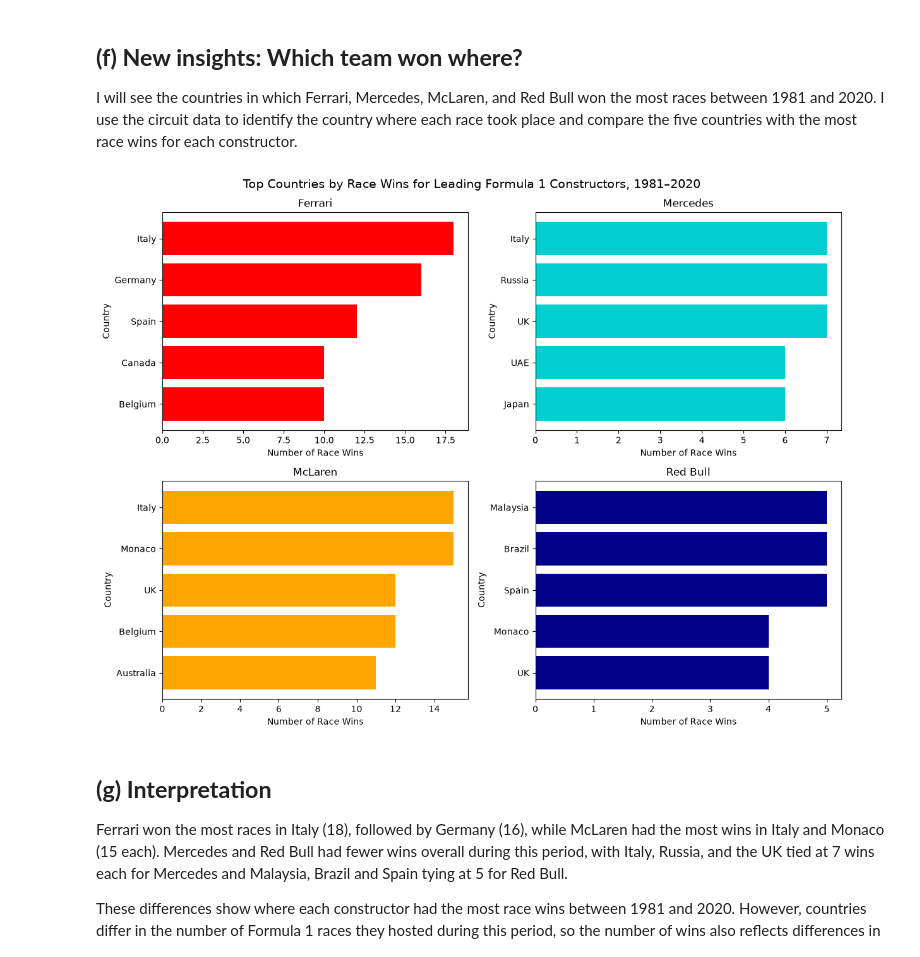
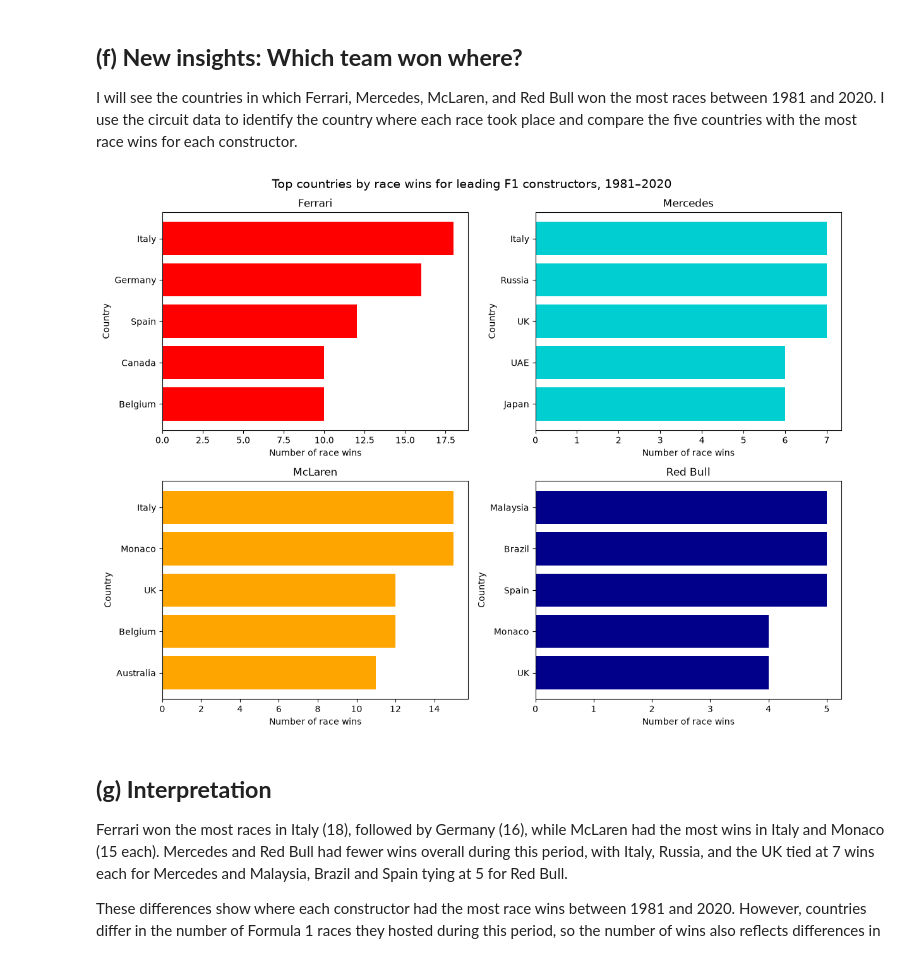
Before and after one commit to ladin-toplu/datasci530fall2026, a Jupyter notebook: Assignment/Assignment-2.ipynb, the cells around one changed output. Saved outputs shown, nothing was run; the diff lists cells and outputs as text; code cells hidden in the pictures.

```diff
--- a/Assignment/Assignment-2.ipynb
+++ b/Assignment/Assignment-2.ipynb
@@ -482,36 +487,36 @@ teams = ["Ferrari", "Mercedes", "McLaren", "Red Bull"]
 axes = axes.flatten()
 
 for team, ax in zip(teams, axes):
 
     # Select the five countries with the most race wins
     team_data = (
         wins_by_country
         .query("constructor_name == @team")
         .sort_values("number_wins", ascending=False)
         .head(5)
         .sort_values("number_wins")
     )
 
     # Plot race wins by country
     ax.barh(
         team_data["country"],
         team_data["number_wins"],
         color=constructor_colors[team]
     )
 
     ax.set_title(team)
-    ax.set_xlabel("Number of Race Wins")
+    ax.set_xlabel("Number of race wins")
     ax.set_ylabel("Country")
 
 fig.suptitle(
-    "Top Countries by Race Wins for Leading Formula 1 Constructors, 1981–2020",
+    "Top countries by race wins for leading F1 constructors, 1981–2020",
     fontsize=14
 )
 
 plt.tight_layout()
 plt.show()
 # %% [output]
-[figure, old version]
+[figure, new version]
 # %% [markdown]
 ## **(g) Interpretation**
 
```
Also changed, not shown: parts of 2 cells of this notebook, 7 other files.
